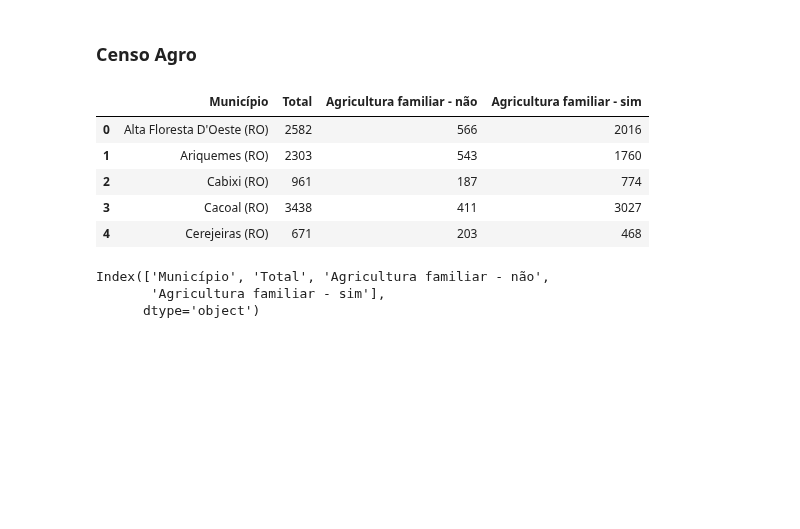
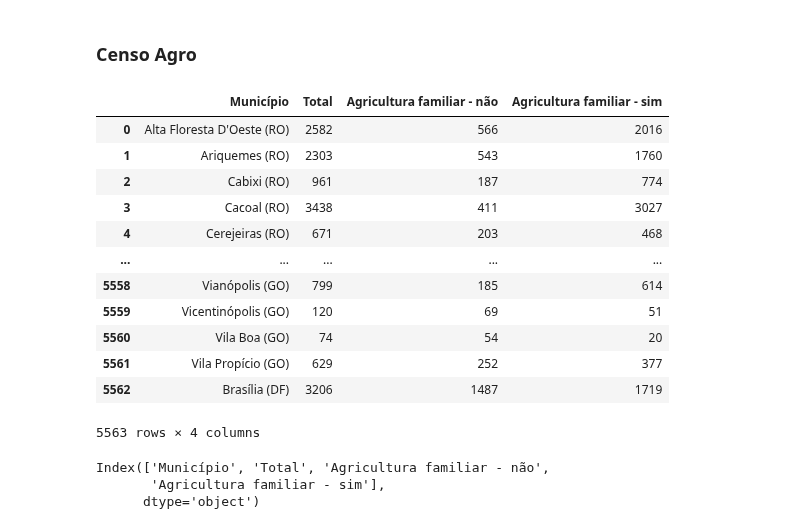
Before and after one commit to AHChaves/IC-InSAN, a Jupyter notebook: integracao.ipynb, the cells around one changed output. Drawn from its saved outputs; the diff is of its cells as text; code cells hidden in the pictures; blank space fills up the shorter version.

```diff
--- a/integracao.ipynb
+++ b/integracao.ipynb
@@ -20,14 +55,21 @@ PAM_2018 = pd.read_excel("dataset/Producao Alimentar/Tipos de Alimento/PAM_2018.
 # %% [markdown]
 ### Censo Agro
 # %%
-censo_agro.head()
+censo_agro
 # %% [output]
 |  | Município | Total | Agricultura familiar - não | Agricultura familiar - sim |
 | 0 | Alta Floresta D'Oeste (RO) | 2582 | 566 | 2016 |
 | 1 | Ariquemes (RO) | 2303 | 543 | 1760 |
 | 2 | Cabixi (RO) | 961 | 187 | 774 |
 | 3 | Cacoal (RO) | 3438 | 411 | 3027 |
 | 4 | Cerejeiras (RO) | 671 | 203 | 468 |
+| ... | ... | ... | ... | ... |
+| 5558 | Vianópolis (GO) | 799 | 185 | 614 |
+| 5559 | Vicentinópolis (GO) | 120 | 69 | 51 |
+| 5560 | Vila Boa (GO) | 74 | 54 | 20 |
+| 5561 | Vila Propício (GO) | 629 | 252 | 377 |
+| 5562 | Brasília (DF) | 3206 | 1487 | 1719 |
+5563 rows × 4 columns
 # %%
 censo_agro.columns
 # %% [output]
```
Also changed, not shown: parts of 63 cells of this notebook, 1 other file.
